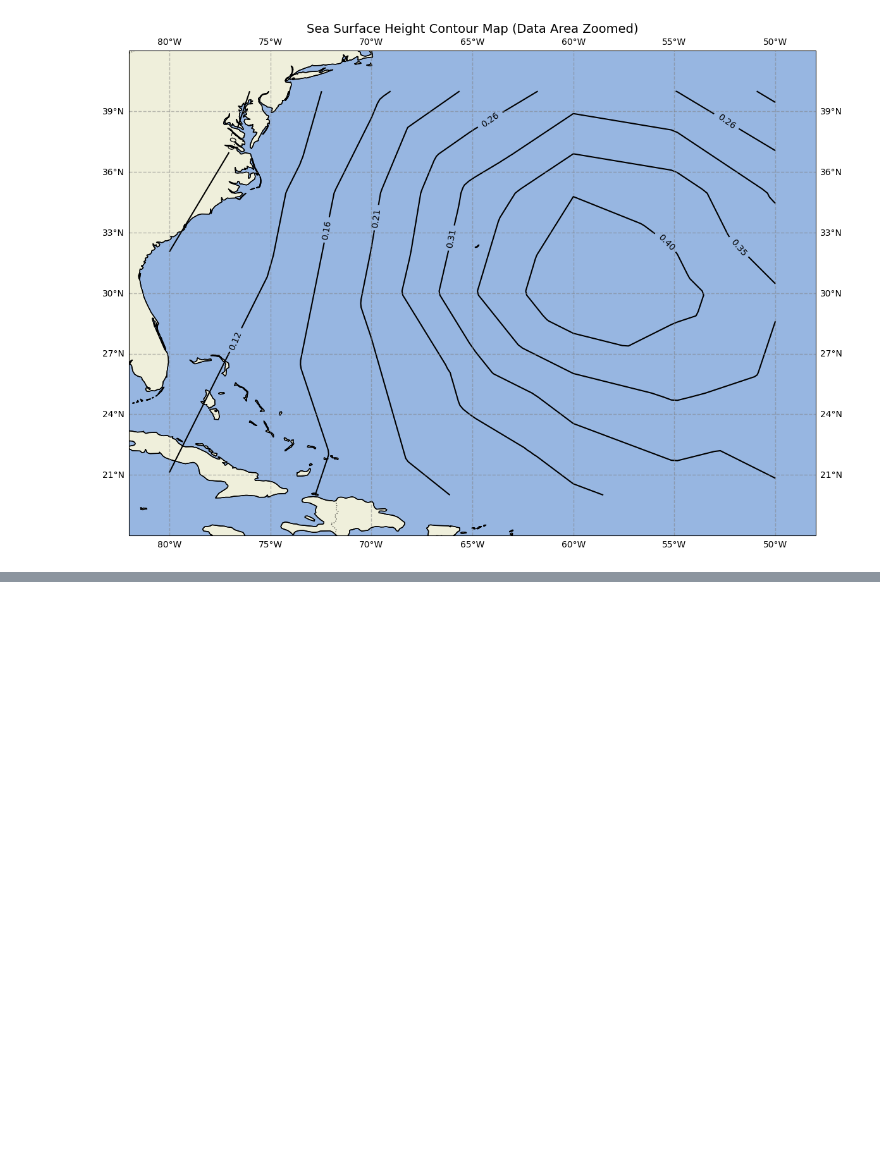
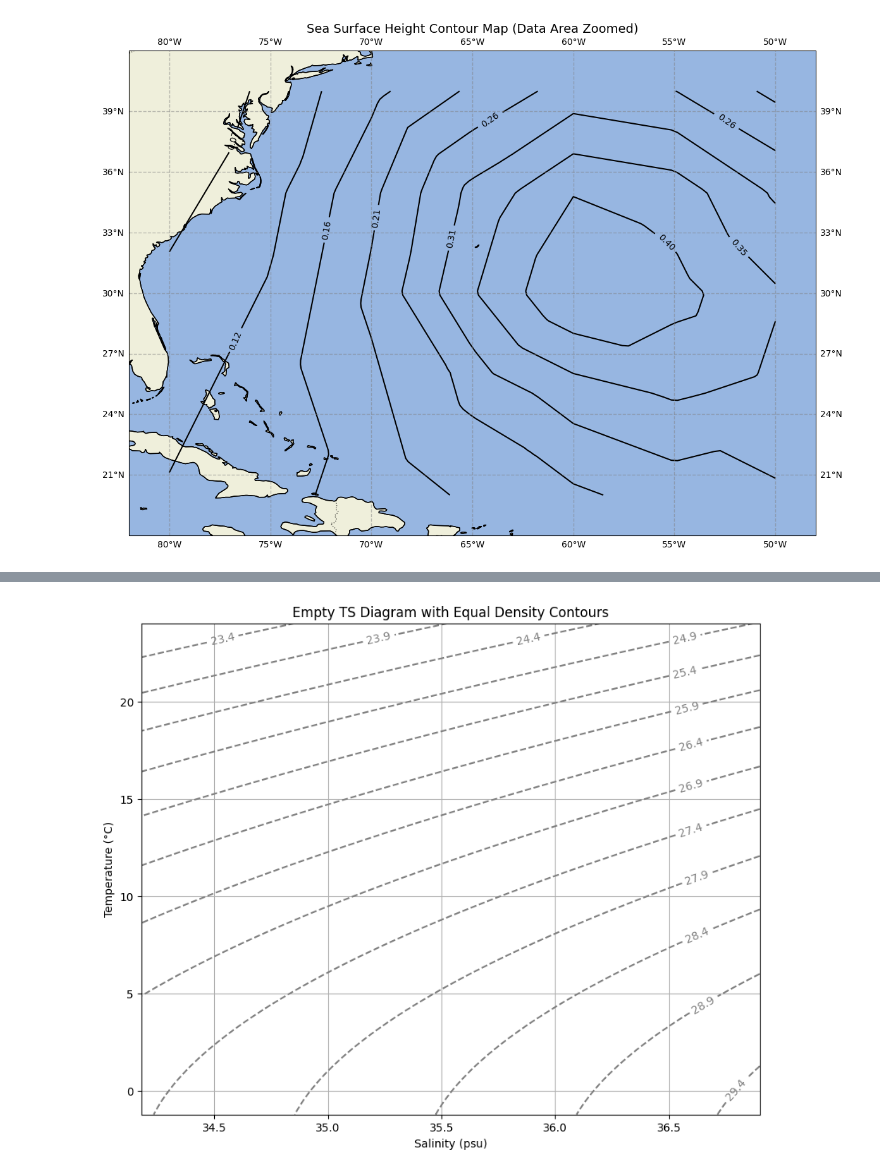
Before and after one commit to fernandezsophia520/QLC_140G_SP26, a Jupyter notebook: Coding_Exercise_3.ipynb, the cells around one changed output, grey strips where cells are left out. Saved outputs shown, nothing was run; the diff lists cells and outputs as text; code cells hidden in the pictures; blank space fills up the shorter version.

```diff
--- a/Coding_Exercise_3.ipynb
+++ b/Coding_Exercise_3.ipynb
@@ -125,0 +147,3 @@ Image('ssh_contour_map.png')
+# %%
+import pandas as pd
+df_ts = pd.read_csv('/TS_practicedata.csv')
@@ -125,0 +152,39 @@ Image('ssh_contour_map.png')
+# %%
+import numpy as np
+import matplotlib.pyplot as plt
+import gsw
+
+# Define temperature and salinity ranges based on your data, with some buffer
+T_min, T_max = df_ts['temperature_C'].min() - 2, df_ts['temperature_C'].max() + 2
+S_min, S_max = df_ts['salinity_psu'].min() - 0.5, df_ts['salinity_psu'].max() + 0.5
+
+# Create a grid of potential temperature and salinity values
+S_grid = np.linspace(S_min, S_max, 100)
+T_grid = np.linspace(T_min, T_max, 100)
+
+# Create meshgrid for contour plotting
+SS, TT = np.meshgrid(S_grid, T_grid)
+
+# Assuming a reference pressure of 0 dbar for calculating potential density
+# Calculate potential density anomaly (sigma0) using gsw
+sigma0 = gsw.density.sigma0(SS, TT)
+
+# Define contour levels for density. You might want to adjust these.
+# A common range for ocean water is 20 to 29 kg/m^3 (sigma0)
+contour_levels = np.arange(sigma0.min(), sigma0.max(), 0.5)
+# If the range is too small, use a default wider range
+if len(contour_levels) < 5: # Ensure at least 5 contour lines
+    contour_levels = np.arange(20, 29, 0.5)
+
+# Plotting the TS Diagram
+plt.figure(figsize=(10, 8))
+contour = plt.contour(SS, TT, sigma0, colors='gray', linestyles='--', levels=contour_levels)
+plt.clabel(contour, inline=1, fontsize=10, fmt='%1.1f')
+
+plt.xlabel('Salinity (psu)')
+plt.ylabel('Temperature (°C)')
+plt.title('Empty TS Diagram with Equal Density Contours')
+plt.grid(True)
+plt.show()
+# %% [output]
+[figure, added]
```
Also changed, not shown: parts of 7 cells of this notebook.
